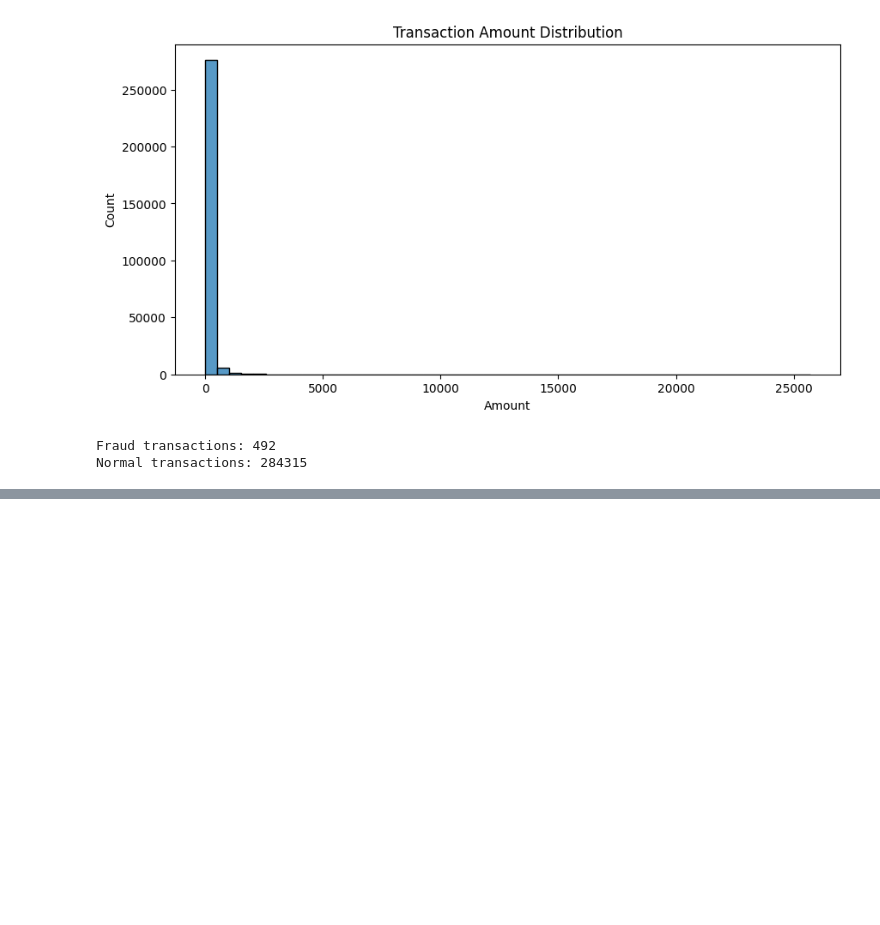
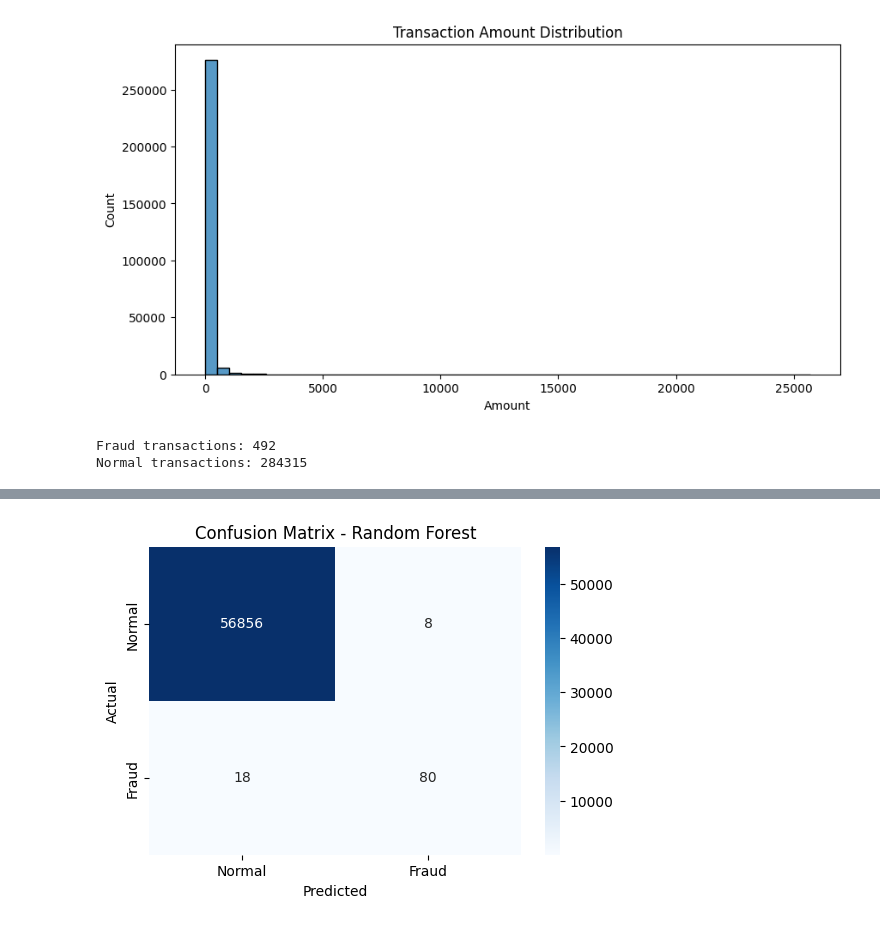
Before and after one commit to saiprasad-19/fraud-detection-ml, a Jupyter notebook: notebooks/fraud_detection.ipynb, the cells around one changed output, grey strips where cells are left out. Drawn from its saved outputs; the diff is of its cells as text; code cells hidden in the pictures; blank space fills up the shorter version.

```diff
--- a/notebooks/fraud_detection.ipynb
+++ b/notebooks/fraud_detection.ipynb
@@ -96,0 +125,13 @@ Normal transactions: 284315
+# %%
+from sklearn.preprocessing import StandardScaler
+
+scaler = StandardScaler()
+
+X_train = scaler.fit_transform(X_train)
+X_test = scaler.transform(X_test)
+# %%
+from imblearn.over_sampling import SMOTE
+
+smote = SMOTE(random_state=42)
+
+X_train, y_train = smote.fit_resample(X_train, y_train)
@@ -96,0 +161,8 @@ Normal transactions: 284315
+# %%
+from sklearn.ensemble import RandomForestClassifier
+
+rf_model = RandomForestClassifier(n_estimators=20, random_state=42, n_jobs=-1)
+
+rf_model.fit(X_train, y_train)
+
+y_pred_rf = rf_model.predict(X_test)
@@ -96,0 +182,19 @@ Normal transactions: 284315
+# %%
+from sklearn.metrics import confusion_matrix
+import seaborn as sns
+import matplotlib.pyplot as plt
+
+cm = confusion_matrix(y_test, y_pred_rf)
+
+plt.figure(figsize=(6,4))
+sns.heatmap(cm, annot=True, fmt="d", cmap="Blues",
+            xticklabels=["Normal","Fraud"],
+            yticklabels=["Normal","Fraud"])
+
+plt.xlabel("Predicted")
+plt.ylabel("Actual")
+plt.title("Confusion Matrix - Random Forest")
+
+plt.show()
+# %% [output]
+[figure, added]
```
Also changed, not shown: parts of 8 cells of this notebook.
